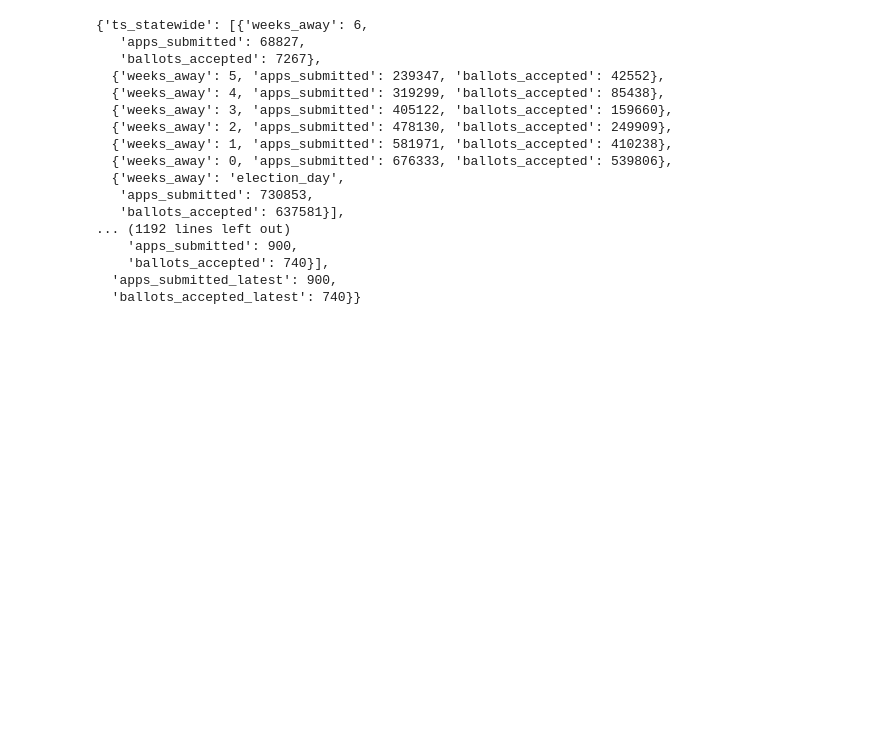
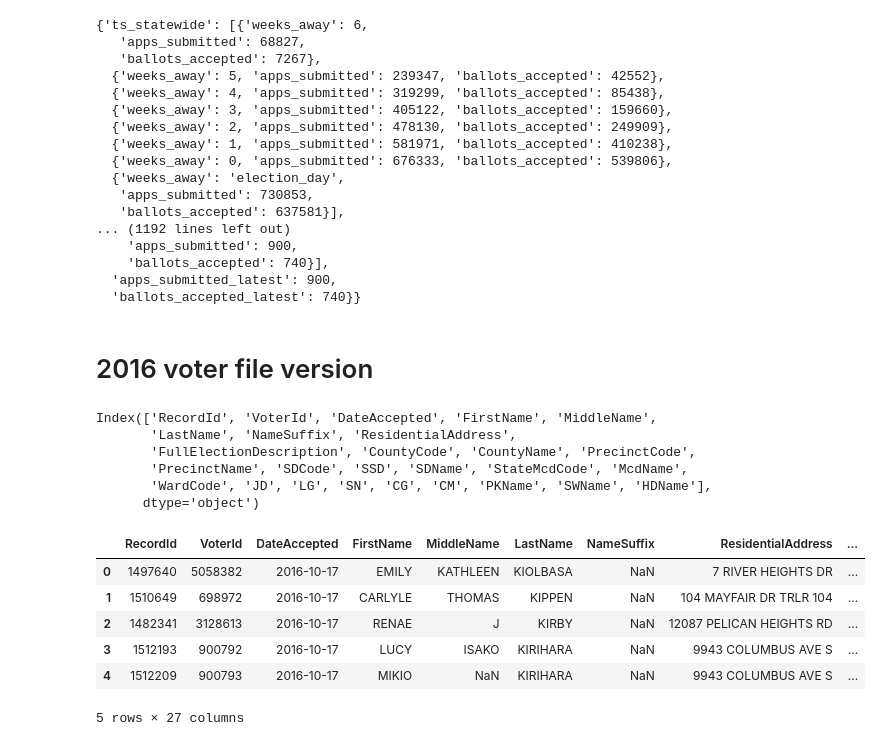
Before and after one commit to striblab/20200923-vote-tracking, a Jupyter notebook: src/scraper/reshape_historical_data.ipynb, the cells around one changed output. Cells and saved outputs as stored; diff of their text form; code cells hidden in the pictures; blank space fills up the shorter version.

```diff
--- a/src/scraper/reshape_historical_data.ipynb
+++ b/src/scraper/reshape_historical_data.ipynb
@@ -147,3 +130,5 @@ out_obj
 with open('json/county-list-2018.json', 'w') as json_2018:
     json_2018.write(json.dumps(out_obj))
     json_2018.close()
+# %% [markdown]
+# 2016 voter file version
@@ -149,0 +147,24 @@ with open('json/county-list-2018.json', 'w') as json_2018:
+# %%
+voter_file_2016 = pd.read_csv(
+    'import/voters_ab_ballots_Nov7_2016.csv',
+    parse_dates=['DateAccepted'],
+    dtype={'RecordId': object, 'VoterId': object, 'CountyCode': object}
+)
+voter_file_2016.columns
+# %% [output]
+Index(['RecordId', 'VoterId', 'DateAccepted', 'FirstName', 'MiddleName',
+       'LastName', 'NameSuffix', 'ResidentialAddress',
+       'FullElectionDescription', 'CountyCode', 'CountyName', 'PrecinctCode',
+       'PrecinctName', 'SDCode', 'SSD', 'SDName', 'StateMcdCode', 'McdName',
+       'WardCode', 'JD', 'LG', 'SN', 'CG', 'CM', 'PKName', 'SWName', 'HDName'],
+      dtype='object')
+# %%
+voter_file_2016.head()
+# %% [output]
+|  | RecordId | VoterId | DateAccepted | FirstName | MiddleName | LastName | NameSuffix | ResidentialAddress | ... |
+| 0 | 1497640 | 5058382 | 2016-10-17 | EMILY | KATHLEEN | KIOLBASA | NaN | 7 RIVER HEIGHTS DR | ... |
+| 1 | 1510649 | 698972 | 2016-10-17 | CARLYLE | THOMAS | KIPPEN | NaN | 104 MAYFAIR DR TRLR 104 | ... |
+| 2 | 1482341 | 3128613 | 2016-10-17 | RENAE | J | KIRBY | NaN | 12087 PELICAN HEIGHTS RD | ... |
+| 3 | 1512193 | 900792 | 2016-10-17 | LUCY | ISAKO | KIRIHARA | NaN | 9943 COLUMBUS AVE S | ... |
+| 4 | 1512209 | 900793 | 2016-10-17 | MIKIO | NaN | KIRIHARA | NaN | 9943 COLUMBUS AVE S | ... |
+5 rows × 27 columns
```
Also changed, not shown: parts of 13 cells of this notebook, 3 other files.
